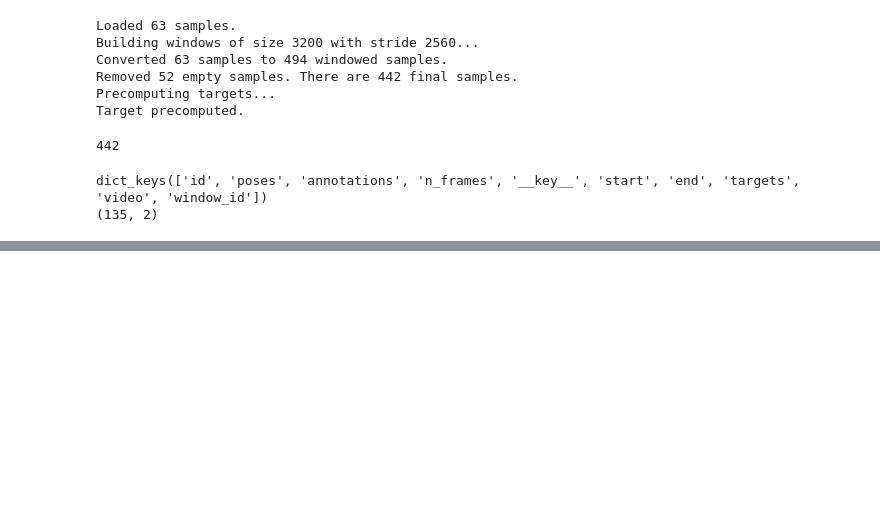
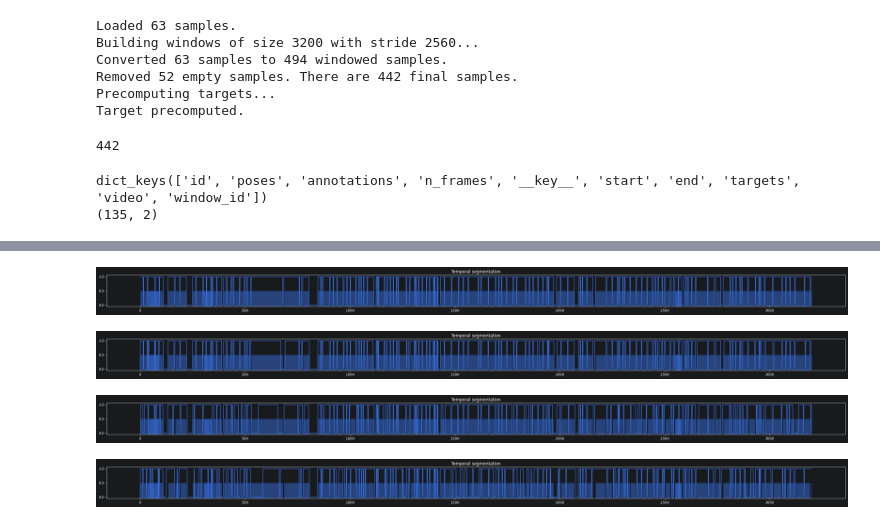
Before and after one commit to ppoitier/sign-language-processing, a Jupyter notebook: notebooks/hydra/lsfb_targets.ipynb, the cells around one changed output, grey strips where cells are left out. Drawn from its saved outputs; the diff is of its cells as text; code cells hidden in the pictures; blank space fills up the shorter version.

```diff
--- a/notebooks/hydra/lsfb_targets.ipynb
+++ b/notebooks/hydra/lsfb_targets.ipynb
@@ -96,3 +99,37 @@ plt.show()
+# %%
+plt.figure(figsize=(30, 2))
+plt.title("Temporal segmentation")
+plot_segments(segments)
+plt.plot(sample['targets']['temporal-segmentation'])
+plt.tight_layout()
+plt.show()
+# plt.savefig('example.pdf')
+
+plt.figure(figsize=(30, 2))
+plt.title("Temporal segmentation")
+plot_segments(segments)
+plt.plot(sample['targets']['temporal-segmentation-noise-low'])
+plt.tight_layout()
+plt.show()
+
+plt.figure(figsize=(30, 2))
+plt.title("Temporal segmentation")
+plot_segments(segments)
+plt.plot(sample['targets']['temporal-segmentation-noise-medium'])
+plt.tight_layout()
+plt.show()
+
+plt.figure(figsize=(30, 2))
+plt.title("Temporal segmentation")
+plot_segments(segments)
+plt.plot(sample['targets']['temporal-segmentation-noise-high'])
+plt.tight_layout()
+plt.show()
+# %% [output]
+[figure, added]
+[figure, added]
+[figure, added]
+[figure, added]
 # %%
 player = VideoPlayer()
 player.attach_video_tensor(sample['video'].permute(0, 2, 3, 1), fps=50, name='video')
```
Also changed, not shown: parts of 6 cells of this notebook, 1 other file.
